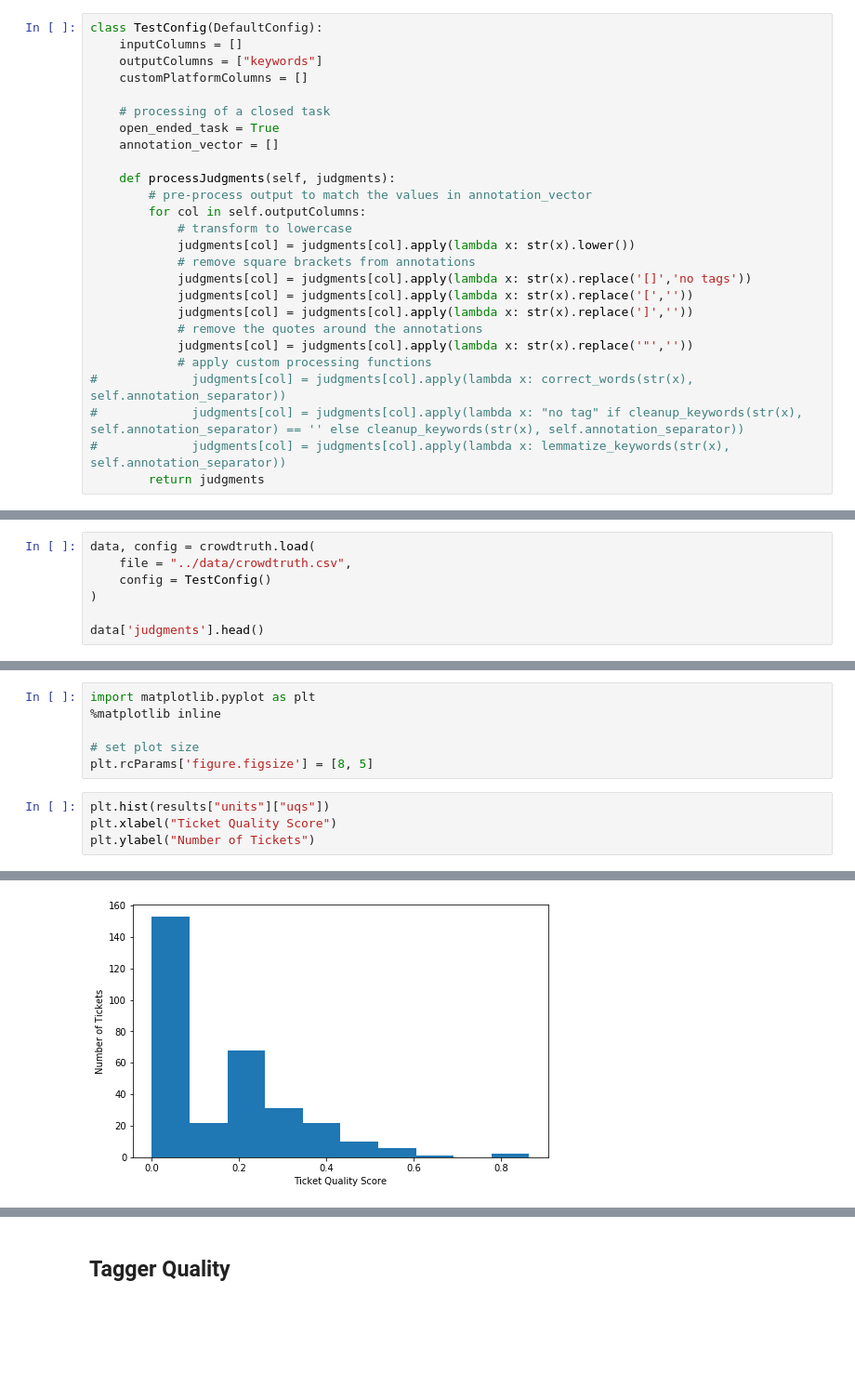
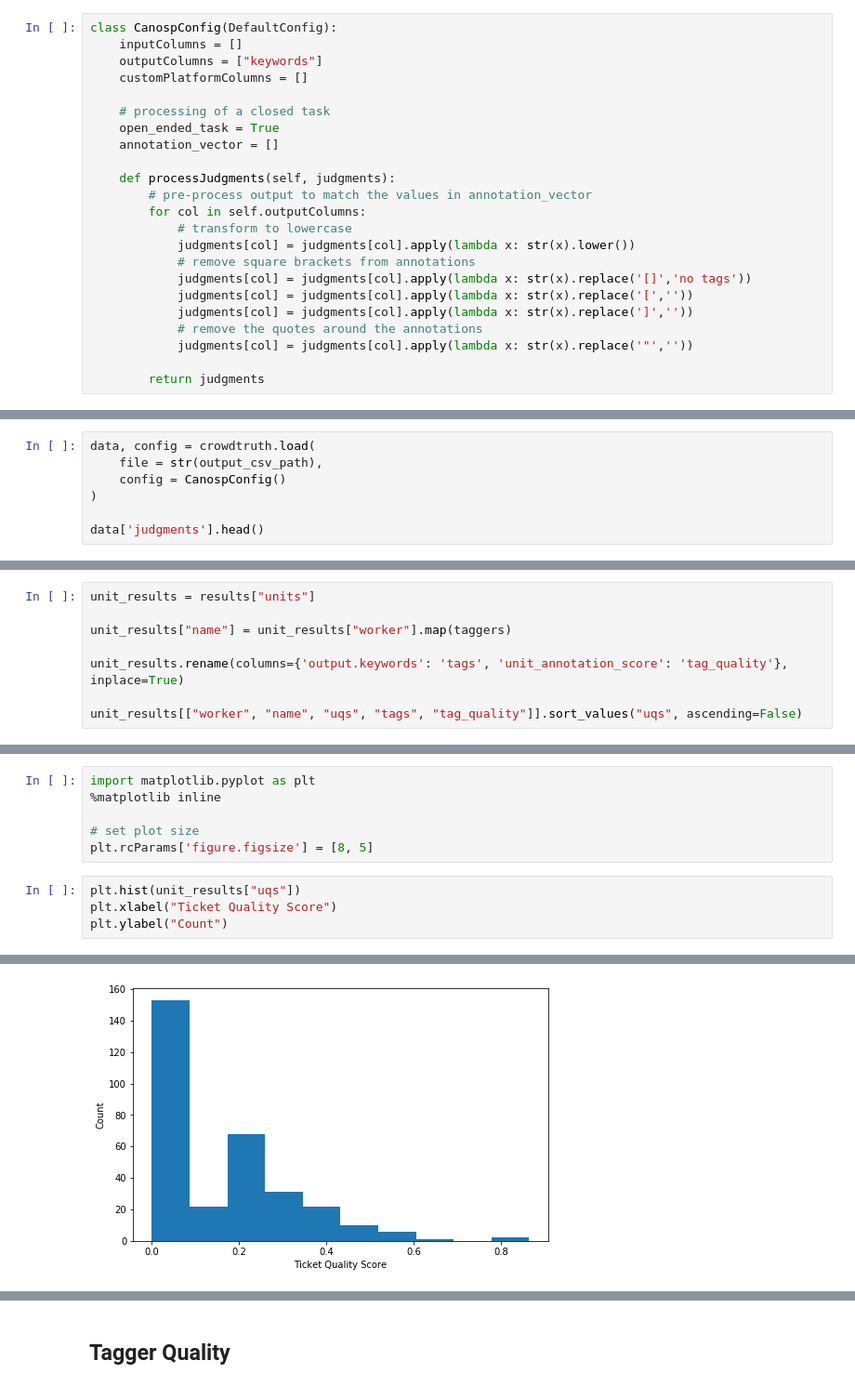
Before and after one commit to mlopatka/CANOSP2020, a Jupyter notebook: notebooks/SUMO CrowdTruth Metrics.ipynb, the cells around one changed output, grey strips where cells are left out. Shown: that part at 93% size. Drawn from its saved outputs; the diff is of its cells as text; blank space fills up the shorter version.

Commit message:
CrowdTruth notebook

```diff
--- a/notebooks/SUMO CrowdTruth Metrics.ipynb
+++ b/notebooks/SUMO CrowdTruth Metrics.ipynb
@@ -146,5 +82,5 @@ def lemmatize_keywords(keywords, separator):
 # %%
-class TestConfig(DefaultConfig):
+class CanospConfig(DefaultConfig):
     inputColumns = []
     outputColumns = ["keywords"]
     customPlatformColumns = []
@@ -164,8 +100,5 @@ class TestConfig(DefaultConfig):
             judgments[col] = judgments[col].apply(lambda x: str(x).replace(']',''))
             # remove the quotes around the annotations
             judgments[col] = judgments[col].apply(lambda x: str(x).replace('"',''))
-            # apply custom processing functions
-#             judgments[col] = judgments[col].apply(lambda x: correct_words(str(x), self.annotation_separator))
-#             judgments[col] = judgments[col].apply(lambda x: "no tag" if cleanup_keywords(str(x), self.annotation_separator) == '' else cleanup_keywords(str(x), self.annotation_separator))
-#             judgments[col] = judgments[col].apply(lambda x: lemmatize_keywords(str(x), self.annotation_separator))
+
         return judgments
@@ -172,7 +107,7 @@ class TestConfig(DefaultConfig):
 # %%
 data, config = crowdtruth.load(
-    file = "../data/crowdtruth.csv",
-    config = TestConfig()
+    file = str(output_csv_path),
+    config = CanospConfig()
 )
 
 data['judgments'].head()
@@ -216,0 +156,8 @@ unit_results.sort_values("uqs", ascending=False)
+# %%
+unit_results = results["units"]
+
+unit_results["name"] = unit_results["worker"].map(taggers)
+
+unit_results.rename(columns={'output.keywords': 'tags', 'unit_annotation_score': 'tag_quality'}, inplace=True)
+
+unit_results[["worker", "name", "uqs", "tags", "tag_quality"]].sort_values("uqs", ascending=False)
@@ -221,7 +183,7 @@ import matplotlib.pyplot as plt
 # set plot size
 plt.rcParams['figure.figsize'] = [8, 5]
 # %%
-plt.hist(results["units"]["uqs"])
+plt.hist(unit_results["uqs"])
 plt.xlabel("Ticket Quality Score")
-plt.ylabel("Number of Tickets")
+plt.ylabel("Count")
 # %% [output]
@@ -229 +191 @@ Text(0, 0.5, 'Number of Tickets')
-[figure, old version]
+[figure, new version]
```
Also changed, not shown: parts of 21 cells of this notebook, 1 other file.
